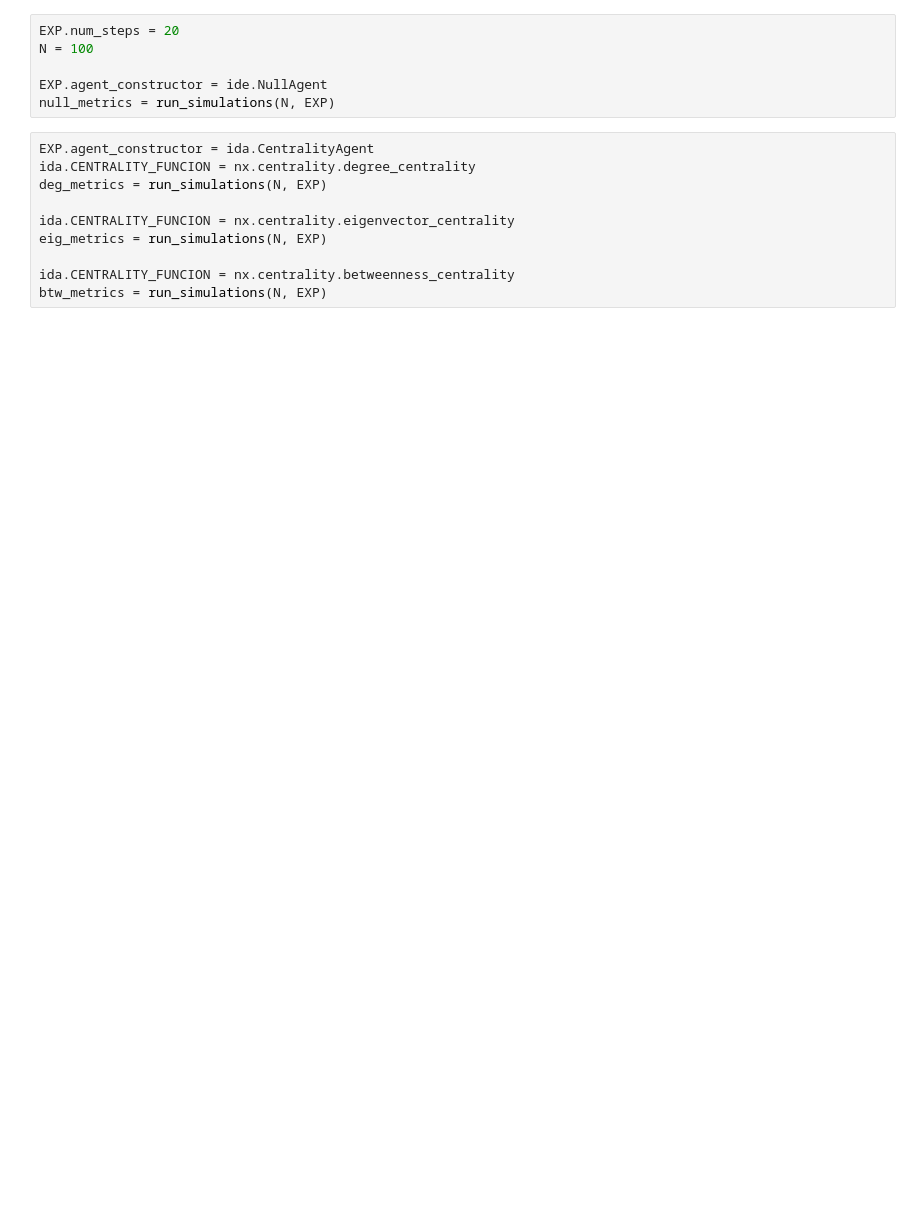
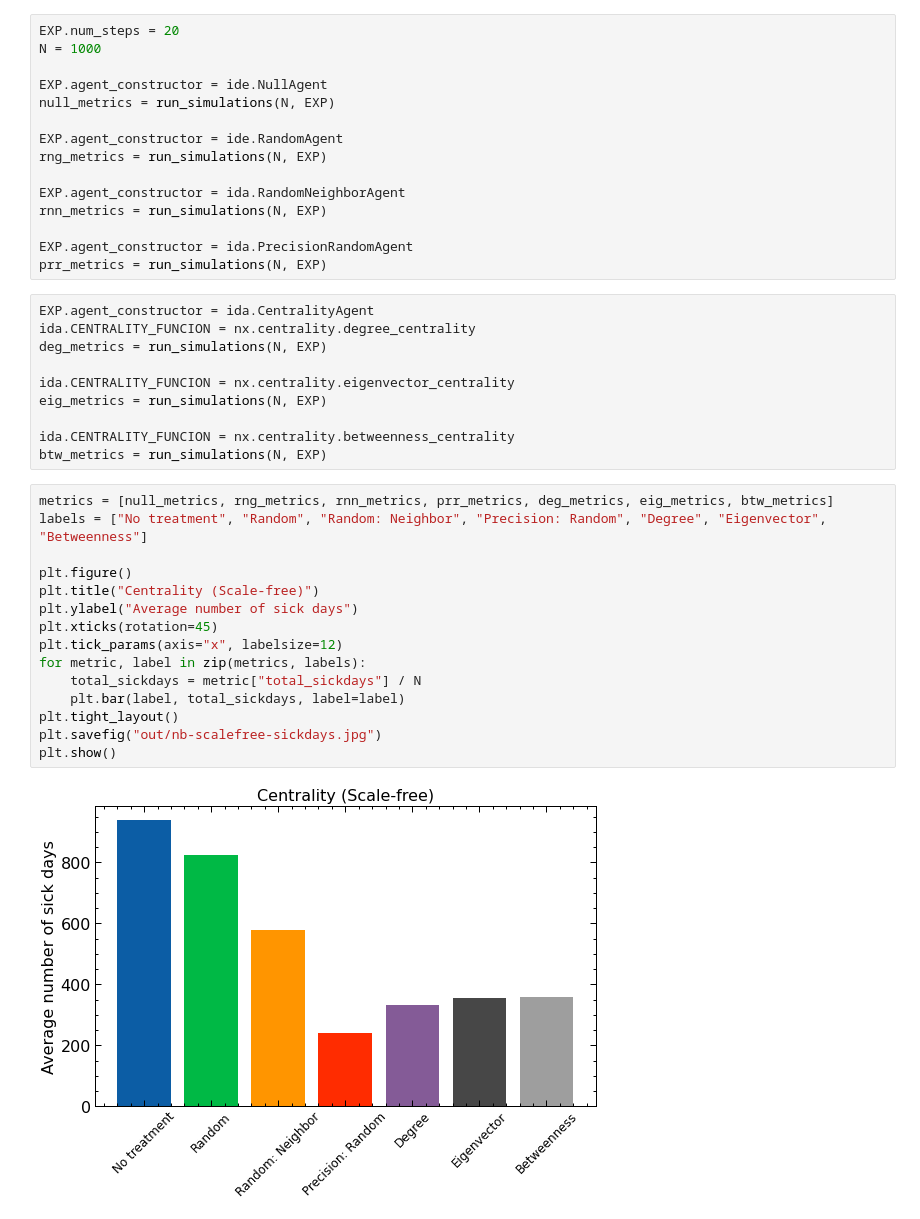
Before and after one commit to EvanLavender13/cst680-project, a Jupyter notebook: exp_scalefree.ipynb, the cells around one changed output. Drawn from its saved outputs; the diff is of its cells as text; blank space fills up the shorter version.

```diff
--- a/exp_scalefree.ipynb
+++ b/exp_scalefree.ipynb
@@ -85,10 +85,19 @@ def run_simulations(n_sims, exp):
     return metrics
 # %%
 EXP.num_steps = 20
-N = 100
+N = 1000
 
 EXP.agent_constructor = ide.NullAgent
 null_metrics = run_simulations(N, EXP)
+
+EXP.agent_constructor = ide.RandomAgent
+rng_metrics = run_simulations(N, EXP)
+
+EXP.agent_constructor = ida.RandomNeighborAgent
+rnn_metrics = run_simulations(N, EXP)
+
+EXP.agent_constructor = ida.PrecisionRandomAgent
+prr_metrics = run_simulations(N, EXP)
 # %%
 EXP.agent_constructor = ida.CentralityAgent
 ida.CENTRALITY_FUNCION = nx.centrality.degree_centrality
@@ -99,6 +108,23 @@ eig_metrics = run_simulations(N, EXP)
 
 ida.CENTRALITY_FUNCION = nx.centrality.betweenness_centrality
 btw_metrics = run_simulations(N, EXP)
+# %%
+metrics = [null_metrics, rng_metrics, rnn_metrics, prr_metrics, deg_metrics, eig_metrics, btw_metrics]
+labels = ["No treatment", "Random", "Random: Neighbor", "Precision: Random", "Degree", "Eigenvector", "Betweenness"]
+
+plt.figure()
+plt.title("Centrality (Scale-free)")
+plt.ylabel("Average number of sick days")
+plt.xticks(rotation=45)
+plt.tick_params(axis="x", labelsize=12)
+for metric, label in zip(metrics, labels):
+    total_sickdays = metric["total_sickdays"] / N
+    plt.bar(label, total_sickdays, label=label)
+plt.tight_layout()
+plt.savefig("out/nb-scalefree-sickdays.jpg")
+plt.show()
+# %% [output]
+[figure, added]
 # %%
 G = ide.GRAPHS["scale"]
 deg_cent = nx.centrality.degree_centrality(G).values()
```
Also changed, not shown: parts of 3 cells of this notebook, 10 other files.
